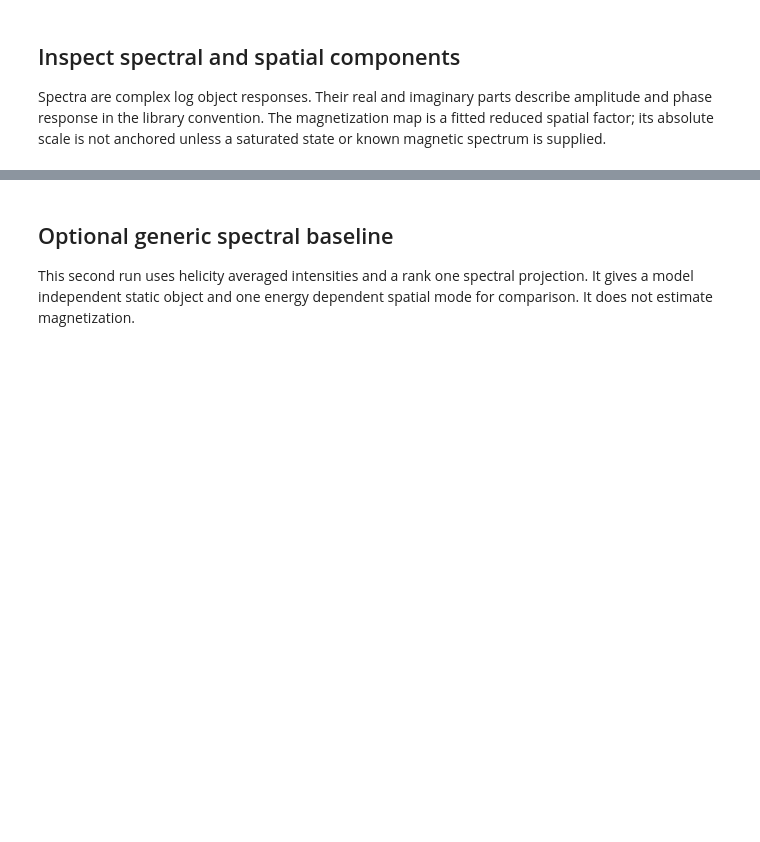
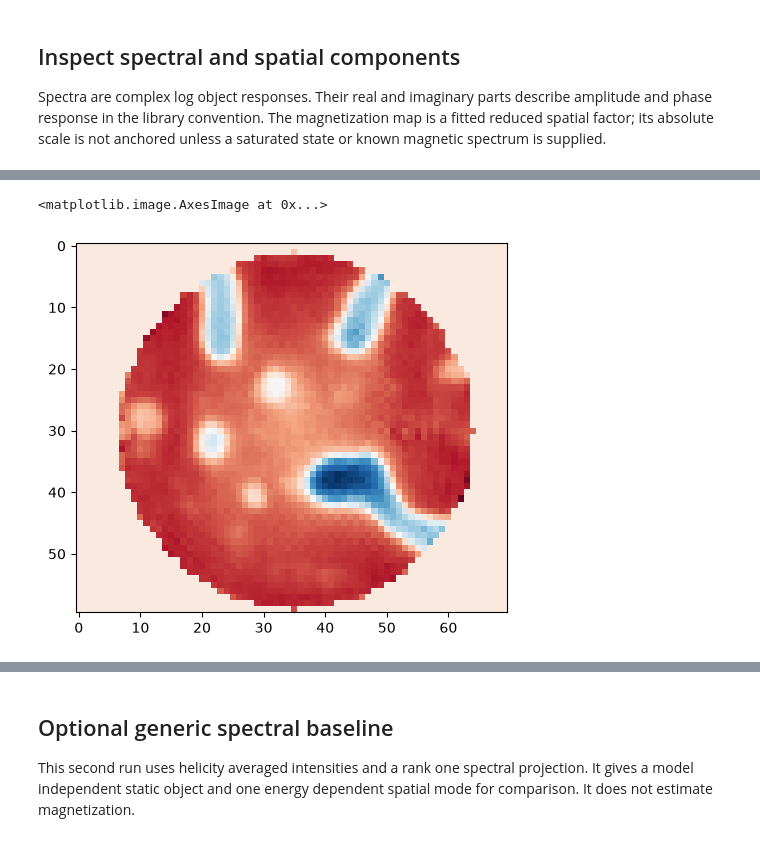
Before and after one commit to riccbatt/FTH-Phase-Retrieval-2609-SOLEIL-SEXTANTS, a Jupyter notebook: maxiv_phase_test/05_maxiv_hyperspectral_phase_retrieval.ipynb, the cells around one changed output, grey strips where cells are left out. Saved outputs shown, nothing was run; the diff lists cells and outputs as text; code cells hidden in the pictures; blank space fills up the shorter version.

```diff
--- a/maxiv_phase_test/05_maxiv_hyperspectral_phase_retrieval.ipynb
+++ b/maxiv_phase_test/05_maxiv_hyperspectral_phase_retrieval.ipynb
@@ -265,0 +347,6 @@ ax.imshow(np.abs(common)[380:460,85:170], cmap="gray")
+# %%
+fig,ax=plt.subplots()
+ax.imshow(magnetization[0][-100:-40,60:130], cmap="RdBu_r")
+# %% [output]
+<matplotlib.image.AxesImage at 0x...>
+[figure, added]
```
Also changed, not shown: parts of 16 cells of this notebook, 15 other files.
